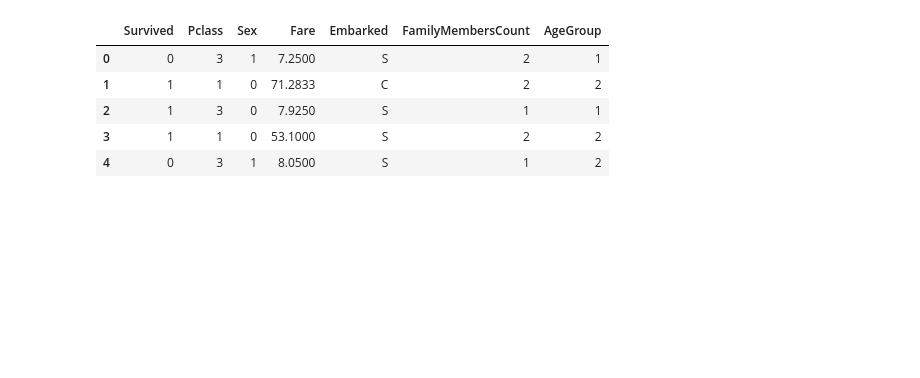
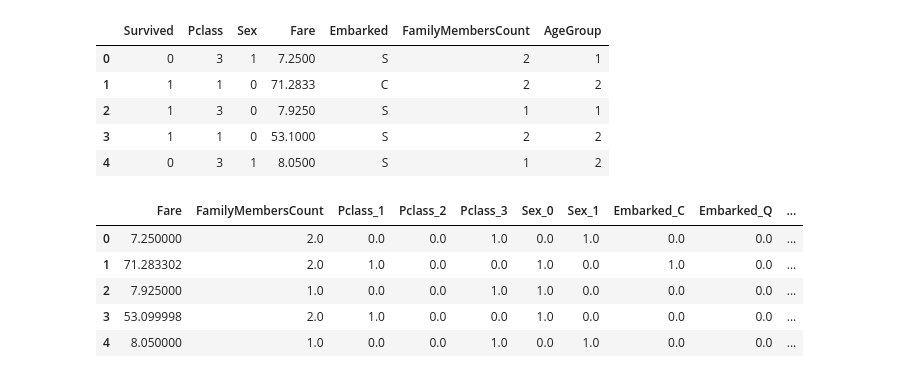
Before and after one commit to Markuski2023/MLGit, a Jupyter notebook: Oblig3/NNclassificationModelTitanic.ipynb, the cells around one changed output. Drawn from its saved outputs; the diff is of its cells as text; code cells hidden in the pictures; blank space fills up the shorter version.

```diff
--- a/Oblig3/NNclassificationModelTitanic.ipynb
+++ b/Oblig3/NNclassificationModelTitanic.ipynb
@@ -40,6 +39,11 @@ def bins(df): # This is kind of feature engineering as well
 
 df = bins(df)
 
+df['Pclass'] = df['Pclass'].astype('category')
+df['Sex'] = df['Sex'].astype('category')
+df['Embarked'] = df['Embarked'].astype('category')
+df['AgeGroup'] = df['AgeGroup'].astype('category')
+
 df.head()
 # %% [output]
 |  | Survived | Pclass | Sex | Fare | Embarked | FamilyMembersCount | AgeGroup |
@@ -51,11 +55,20 @@ df.head()
 # %%
 features = df.drop('Survived',axis=1)
 targets = df['Survived']
 
 targets_onehot = pd.get_dummies(targets)
 features_onehot = pd.get_dummies(features)
 targets_onehot = targets_onehot.astype('float32')
 features_onehot = features_onehot.astype('float32')
+
+features_onehot.head()
+# %% [output]
+|  | Fare | FamilyMembersCount | Pclass_1 | Pclass_2 | Pclass_3 | Sex_0 | Sex_1 | Embarked_C | Embarked_Q | ... |
+| 0 | 7.250000 | 2.0 | 0.0 | 0.0 | 1.0 | 0.0 | 1.0 | 0.0 | 0.0 | ... |
+| 1 | 71.283302 | 2.0 | 1.0 | 0.0 | 0.0 | 1.0 | 0.0 | 1.0 | 0.0 | ... |
+| 2 | 7.925000 | 1.0 | 0.0 | 0.0 | 1.0 | 1.0 | 0.0 | 0.0 | 0.0 | ... |
+| 3 | 53.099998 | 2.0 | 1.0 | 0.0 | 0.0 | 1.0 | 0.0 | 0.0 | 0.0 | ... |
+| 4 | 8.050000 | 1.0 | 0.0 | 0.0 | 1.0 | 0.0 | 1.0 | 0.0 | 0.0 | ... |
 # %%
 features_onehot = normalize(features_onehot)
 
```
Also changed, not shown: parts of 17 cells of this notebook, 13 other files.
